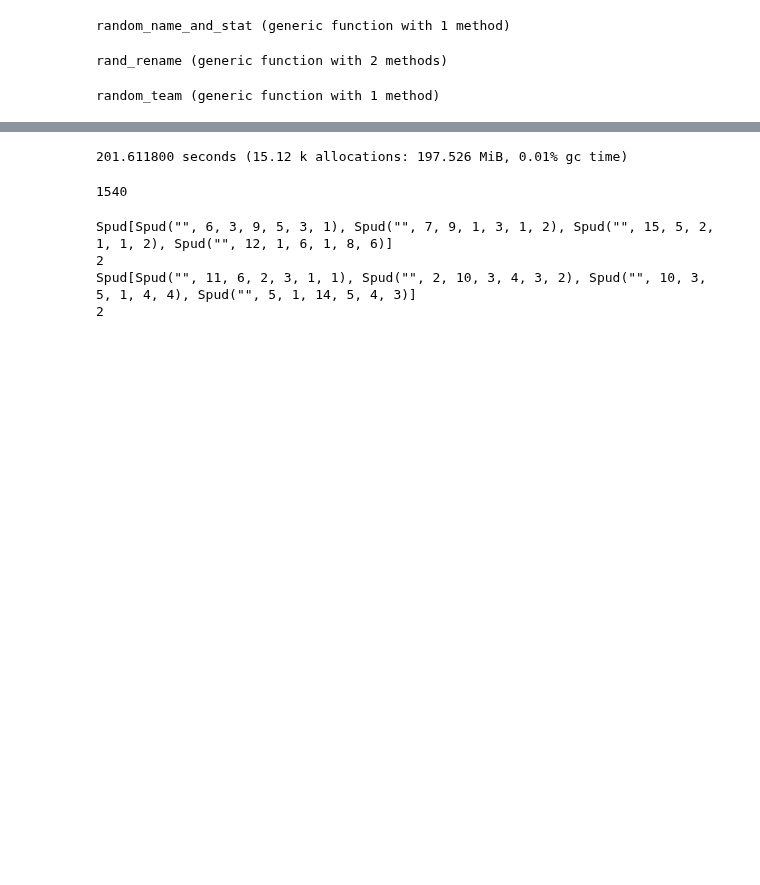
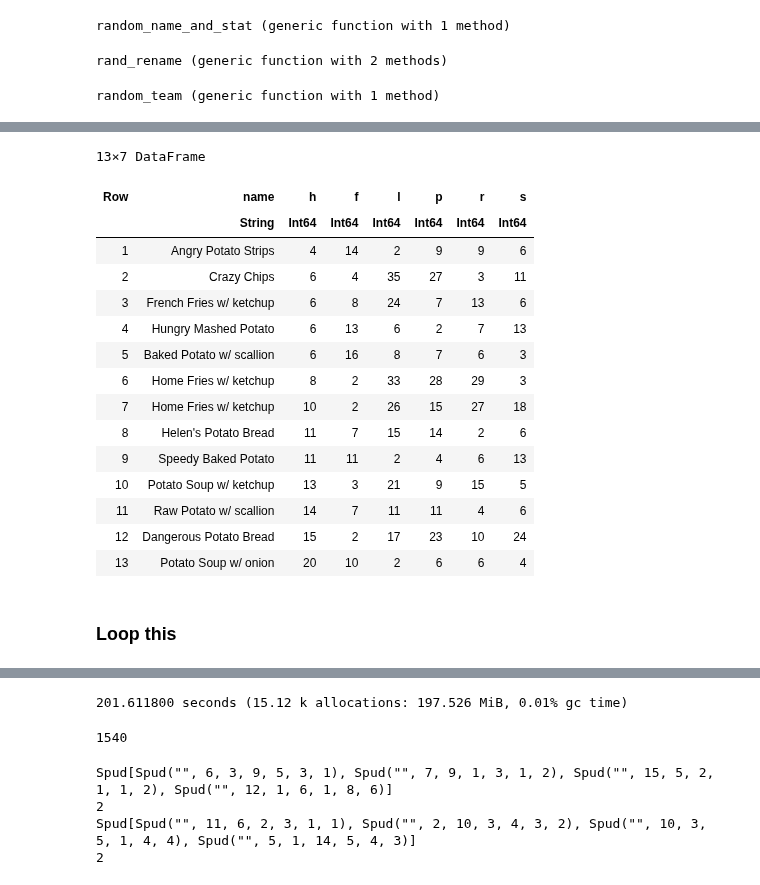
Before and after one commit to snarles/misc, a Jupyter notebook: spuds/game_design.ipynb, the cells around one changed output, grey strips where cells are left out. Saved outputs shown, nothing was run; the diff lists cells and outputs as text; code cells hidden in the pictures; blank space fills up the shorter version.

```diff
--- a/spuds/game_design.ipynb
+++ b/spuds/game_design.ipynb
@@ -456,0 +679,2 @@ end
+# %%
+counts = ffp(nash_env, 10000)
@@ -456,0 +698,22 @@ end
+# %%
+nash_env = nash_env[counts .> 10]
+spuds_to_df(nash_env)
+# %% [output]
+13×7 DataFrame
+| Row | name | h | f | l | p | r | s |
+|  | String | Int64 | Int64 | Int64 | Int64 | Int64 | Int64 |
+| 1 | Angry Potato Strips | 4 | 14 | 2 | 9 | 9 | 6 |
+| 2 | Crazy Chips | 6 | 4 | 35 | 27 | 3 | 11 |
+| 3 | French Fries w/ ketchup | 6 | 8 | 24 | 7 | 13 | 6 |
+| 4 | Hungry Mashed Potato | 6 | 13 | 6 | 2 | 7 | 13 |
+| 5 | Baked Potato w/ scallion | 6 | 16 | 8 | 7 | 6 | 3 |
+| 6 | Home Fries w/ ketchup | 8 | 2 | 33 | 28 | 29 | 3 |
+| 7 | Home Fries w/ ketchup | 10 | 2 | 26 | 15 | 27 | 18 |
+| 8 | Helen's Potato Bread | 11 | 7 | 15 | 14 | 2 | 6 |
+| 9 | Speedy Baked Potato | 11 | 11 | 2 | 4 | 6 | 13 |
+| 10 | Potato Soup w/ ketchup | 13 | 3 | 21 | 9 | 15 | 5 |
+| 11 | Raw Potato w/ scallion | 14 | 7 | 11 | 11 | 4 | 6 |
+| 12 | Dangerous Potato Bread | 15 | 2 | 17 | 23 | 10 | 24 |
+| 13 | Potato Soup w/ onion | 20 | 10 | 2 | 6 | 6 | 4 |
+# %% [markdown]
+### Loop this
```
Also changed, not shown: parts of 32 cells of this notebook.
